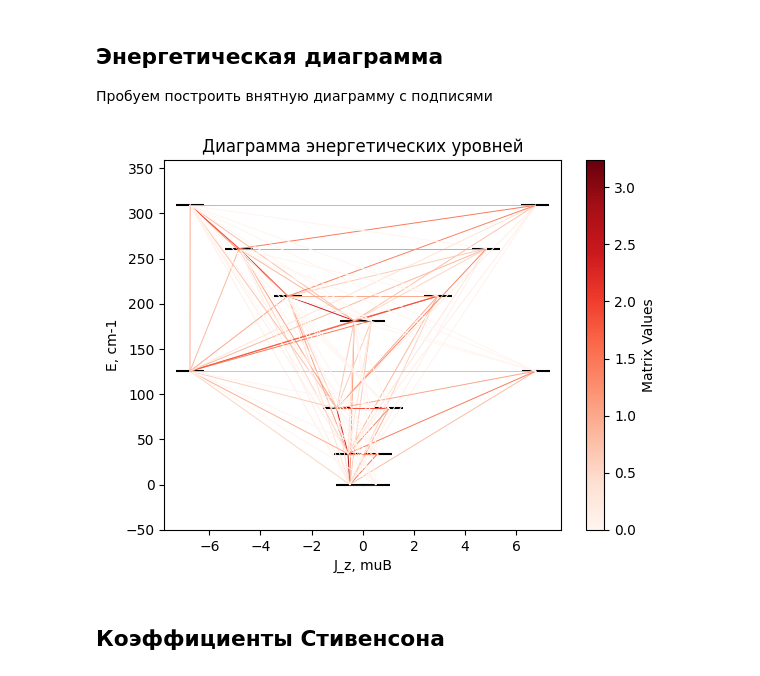
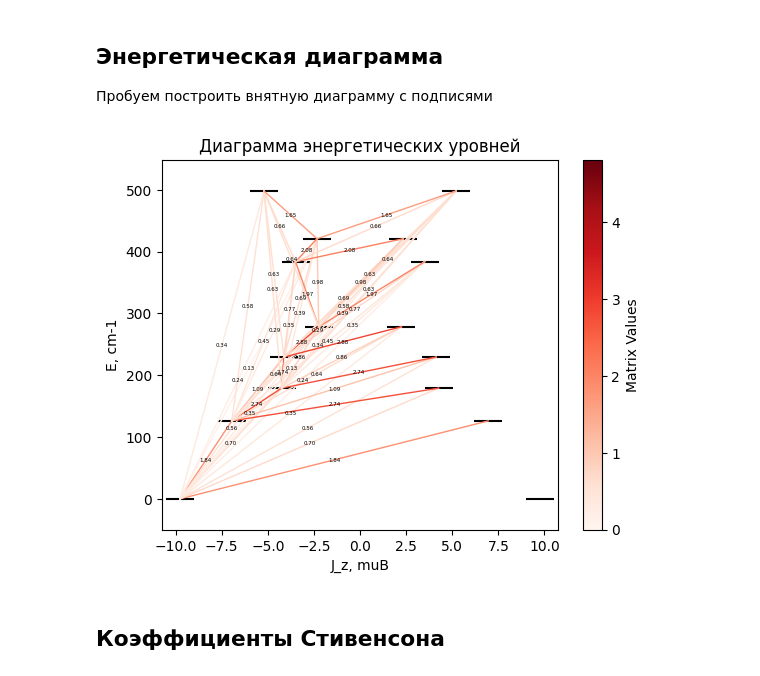
Before and after one commit to krainyukov/FastMOLCAS, a Jupyter notebook: fast_report.ipynb, the cells around one changed output. Cells and saved outputs as stored; diff of their text form; code cells hidden in the pictures.

Commit message:
fixes in plot and run settings

```diff
--- a/fast_report.ipynb
+++ b/fast_report.ipynb
@@ -4,7 +4,7 @@
 1) Импортируем библиотеку pandas для удобства работы
 2) В той же папке, в которой лежит этот рабочий документ оставляем результат работы MOLCAS
 # %%
-filename = '(PyH)2Dy(NO3)5'
+filename = 'UMITOB'
 path = f'./logs/{filename}.log'
 # %%
 import pandas as pd
@@ -227,9 +227,10 @@ def process_ab_initio_blocking_barrier(lines, doc):
     # Отображаем результат
     # print(heat_map_df)  # Вывод в консоль
     display(heat_map_df)  # Отображение в Jupyter Notebook, если используется
+    return heat_map_df
 
 # Пример использования
 # Предполагается, что lines и doc уже определены
-process_ab_initio_blocking_barrier(lines, doc)
+heat_map_df = process_ab_initio_blocking_barrier(lines, doc)
 # %% [output]
 |  | 1+ | 2+ | 3+ | 4+ | 5+ | 6+ | 7+ | 8+ |
@@ -293,10 +294,11 @@ def process_ab_initio_blocking_barrier(lines, doc):
     # Отображаем результат
     display(heat_map_dir_df)
 
+    return heat_map_dir
+
+
 # Пример использования
 # Предполагается, что lines и doc уже определены
-process_ab_initio_blocking_barrier(lines, doc)
-
-heat_map_dir_df
+heat_map_dir = process_ab_initio_blocking_barrier(lines, doc)
 # %% [output]
 |  | 0 | 1 | 2 | 3 | 4 | 5 | 6 | 7 |
@@ -322,64 +315,89 @@ heat_map_dir_df
 
 Пробуем построить внятную диаграмму с подписями
 # %%
+import pandas as pd
+import matplotlib.pyplot as plt
+from matplotlib.colors import Normalize
+
+# Объединяем данные для осей x и y
 resultx = pd.concat([ab_initio_barrier_df['l+, muB'], ab_initio_barrier_df['l-, muB']], ignore_index=True, sort=False)
 resulty = pd.concat([ab_initio_barrier_df['E, cm-1'], ab_initio_barrier_df['E, cm-1']], ignore_index=True, sort=False)
 
 # Создаем нормализатор для значений матричных элементов
-norm = Normalize(vmin=min(min(inner_list) for inner_list in heat_map), vmax=max(max(inner_list) for inner_list in heat_map))  # Предполагаем, что значения матричных элементов от 0 до 1
+all_matrix_values = [value for inner_list in heat_map_dir for value in inner_list]
+norm = Normalize(vmin=min(all_matrix_values), vmax=max(all_matrix_values))
 
 # Соединяем уровни линиями
 for i in range(len(ab_initio_barrier_df)):
     for j in range(len(ab_initio_barrier_df)):
-  # Не соединяем уровень с самим собой
+        # Не соединяем уровень с самим собой
+        if i != j:
             # Получаем координаты
-        x_values = [ab_initio_barrier_df['l+, muB'].iloc[i], ab_initio_barrier_df['l-, muB'].iloc[j]]
-        y_values = [ab_initio_barrier_df['E, cm-1'].iloc[i], ab_initio_barrier_df['E, cm-1'].iloc[j]]
-
-        # Получаем значение матричного элемента
-        matrix_value = heat_map[i][j]
-
-        # Определяем цвет линии с использованием палитры viridis
-        color = plt.cm.Reds(norm(matrix_value))  # Используем колormap для получения цвета
-
-        # Рисуем линию
-        plt.plot(x_values, y_values, color=color, linewidth=0.7)
-        if i < j:
-            x_values = [ab_initio_barrier_df['l+, muB'].iloc[i], ab_initio_barrier_df['l+, muB'].iloc[j]]
+            x_values = [ab_initio_barrier_df['l+, muB'].iloc[i], ab_initio_barrier_df['l-, muB'].iloc[j]]
             y_values = [ab_initio_barrier_df['E, cm-1'].iloc[i], ab_initio_barrier_df['E, cm-1'].iloc[j]]
 
             # Получаем значение матричного элемента
             matrix_value = heat_map_dir[i][j]
 
-            # Определяем цвет линии с использованием палитры viridis
-            color = plt.cm.Reds(norm(matrix_value))  # Используем колormap для получения цвета
+            # Пропускаем, если значение матричного элемента равно нулю
+            if matrix_value == 0:
+                continue
+
+            # Определяем цвет линии с использованием палитры Reds
+            color = plt.cm.Reds(norm(matrix_value))  # Используем colormap для получения цвета
 
             # Рисуем линию
-            plt.plot(x_values, y_values, color=color, linewidth=0.7)
+            plt.plot(x_values, y_values, color=color, linewidth=1)
 
+            # Добавляем подпись к линии
+            mid_x = (x_values[0] + x_values[1]) / 2
+            mid_y = (y_values[0] + y_values[1]) / 2
+            plt.text(mid_x, mid_y, f'{matrix_value:.2f}', fontsize=4, ha='center', va='center', color='black')
+
+            # Соединяем уровни с одинаковыми значениями
+            if i < j:
+                x_values = [ab_initio_barrier_df['l+, muB'].iloc[i], ab_initio_barrier_df['l+, muB'].iloc[j]]
+                y_values = [ab_initio_barrier_df['E, cm-1'].iloc[i], ab_initio_barrier_df['E, cm-1'].iloc[j]]
+
+                # Получаем значение матричного элемента
+                matrix_value = heat_map_dir[i][j]
+
+                # Пропускаем, если значение матричного элемента равно нулю
+                if matrix_value == 0:
+                    continue
+
+                # Определяем цвет линии с использованием палитры Reds
+                color = plt.cm.Reds(norm(matrix_value))  # Используем colormap для получения цвета
+
+                # Рисуем линию
+                plt.plot(x_values, y_values, color=color, linewidth=1)
+
+                # Добавляем подпись к линии
+                mid_x = (x_values[0] + x_values[1]) / 2
+                mid_y = (y_values[0] + y_values[1]) / 2
+                plt.text(mid_x, mid_y, f'{matrix_value:.2f}', fontsize=4, ha='center', va='center', color='black')
 
 # Устанавливаем пределы осей
 plt.xlim(min(resultx) - 1, max(resultx) + 1)  # Добавляем немного отступа
 plt.ylim(min(resulty) - 50, max(resulty) + 50)  # Добавляем немного отступа
 
 plt.xlabel('J_z, muB')
 plt.ylabel('E, cm-1')
 plt.title('Диаграмма энергетических уровней')
 
 # Убираем линии сетки
 plt.grid(False)
 plt.scatter(resultx, resulty, s=390, marker='_', color='black')
 
 # Добавляем цветовую шкалу
 cbar = plt.colorbar(plt.cm.ScalarMappable(norm=norm, cmap='Reds'), ax=plt.gca())
 cbar.set_label('Matrix Values')
 
-doc.add_heading('\n\nEnergy_diagram', level=1)
+# Сохраняем график
 plt.savefig('Energy_diagram.png')
-doc.add_picture('Energy_diagram.png', width=Inches(5))
 plt.show()
 # %% [output]
-[figure, old version]
+[figure, new version]
 # %% [markdown]
 ## Коэффициенты Стивенсона
 # %%
```
Also changed, not shown: parts of 7 cells of this notebook.
